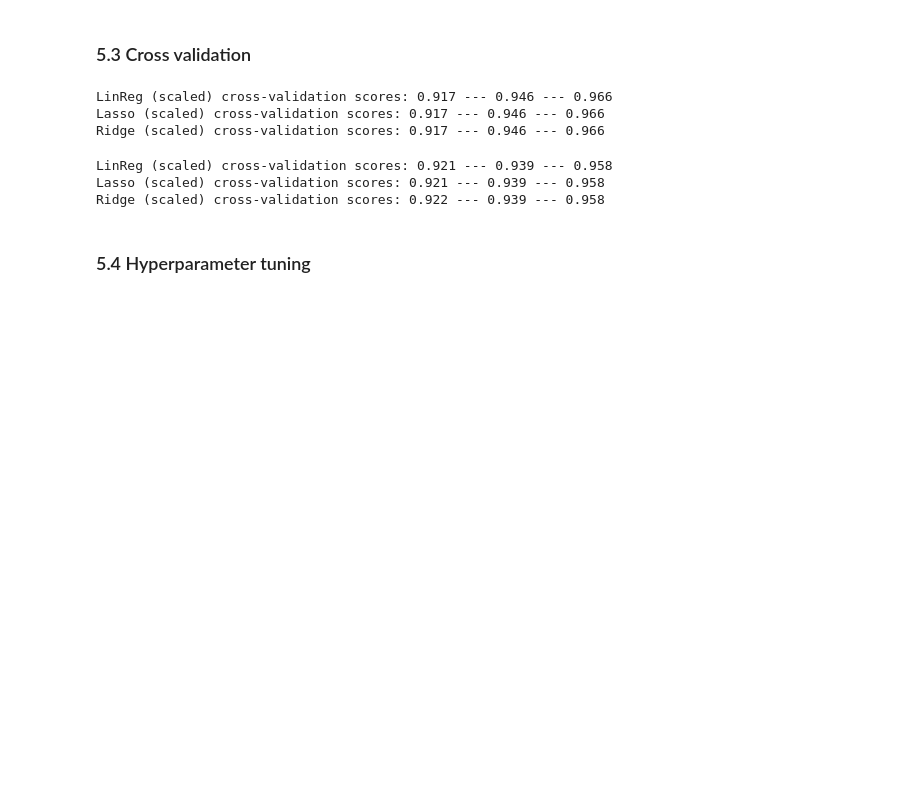
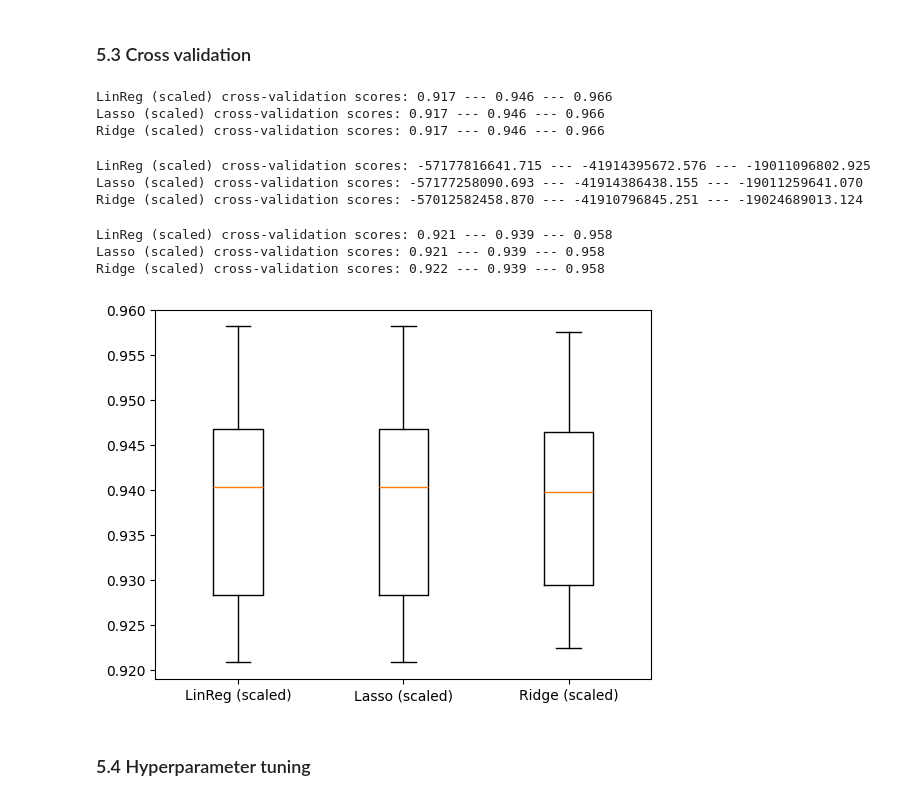
Before and after one commit to rsamconn/London-housing, a Jupyter notebook: Regression_analysis.ipynb, the cells around one changed output. Drawn from its saved outputs; the diff is of its cells as text; code cells hidden in the pictures; blank space fills up the shorter version.

```diff
--- a/Regression_analysis.ipynb
+++ b/Regression_analysis.ipynb
@@ -174,12 +183,15 @@ from sklearn.model_selection import KFold, cross_val_score, GridSearchCV, Random
 kf5 = KFold(n_splits=5, shuffle=True, random_state=24)
 kf10 = KFold(n_splits=10, shuffle=True, random_state=24)
 # %%
-def multi_cross_val_score(models, X, y, kf):
+def multi_cross_val_score(models, X, y, kf, score_method=None):
     """Function to return cross-validation scores for multiple models."""
     cross_val_scores = {}
     for name, model in models.items():
-        scores = cross_val_score(model, X, y, cv=kf)
+        if score_method:
+            scores = cross_val_score(model, X, y, cv=kf, scoring=score_method)
+        else:
+            scores = cross_val_score(model, X, y, cv=kf)
         cross_val_scores[name] = scores
-        print(f'{name} cross-validation scores: {np.round(np.min(scores), 3)} --- {np.round(np.mean(scores), 3)} --- {np.round(np.max(scores), 3)}')
+        print(f'{name} cross-validation scores: {np.min(scores):.3f} --- {np.mean(scores):.3f} --- {np.max(scores):.3f}')
     return cross_val_scores
 # %%
@@ -884,8 +908,6 @@ steps_linreg = [('scaler', StandardScaler()),
                   ('lasso', LinearRegression())]
 steps_lasso = [('scaler', StandardScaler()),
                   ('lasso', Lasso())]
-steps_ridge = [('scaler', StandardScaler()),
-                  ('ridge', Ridge())]
 
 pipeline_linreg_all_scaled = Pipeline(steps_linreg)
 pipeline_lasso_all_scaled = Pipeline(steps_lasso)
@@ -1074,16 +1128,28 @@ Ridge (scaled) training--testing R²: 0.9487--0.9445
 # %% [markdown]
 ### 5.3 Cross validation
+# %%
+cross_vals_top_train = multi_cross_val_score(
+    models = models_top,
+    X = X_train_top,
+    y = y_train_top,
+    kf = kf10
+)
+# %% [output]
+LinReg (scaled) cross-validation scores: 0.917 --- 0.946 --- 0.966
+Lasso (scaled) cross-validation scores: 0.917 --- 0.946 --- 0.966
+Ridge (scaled) cross-validation scores: 0.917 --- 0.946 --- 0.966
 # %%
 cross_vals_top_train = multi_cross_val_score(
     models = models_top,
     X = X_train_top,
     y = y_train_top,
-    kf = kf10
+    kf = kf10,
+    score_method = "neg_mean_squared_error"
 )
 # %% [output]
-LinReg (scaled) cross-validation scores: 0.917 --- 0.946 --- 0.966
-Lasso (scaled) cross-validation scores: 0.917 --- 0.946 --- 0.966
-Ridge (scaled) cross-validation scores: 0.917 --- 0.946 --- 0.966
+LinReg (scaled) cross-validation scores: -57177816641.715 --- -41914395672.576 --- -19011096802.925
+Lasso (scaled) cross-validation scores: -57177258090.693 --- -41914386438.155 --- -19011259641.070
+Ridge (scaled) cross-validation scores: -57012582458.870 --- -41910796845.251 --- -19024689013.124
 # %%
 cross_vals_top_test = multi_cross_val_score(
     models = models_top,
@@ -1095,6 +1161,14 @@ cross_vals_top_test = multi_cross_val_score(
 LinReg (scaled) cross-validation scores: 0.921 --- 0.939 --- 0.958
 Lasso (scaled) cross-validation scores: 0.921 --- 0.939 --- 0.958
 Ridge (scaled) cross-validation scores: 0.922 --- 0.939 --- 0.958
+# %%
+plt.boxplot(
+    [model_result for model_result in cross_vals_top_test.values()],
+    labels = [model_name for model_name in cross_vals_top_test.keys()]
+)
+plt.show()
+# %% [output]
+[figure, added]
 # %% [markdown]
 ### 5.4 Hyperparameter tuning
 # %%
```
Also changed, not shown: parts of 54 cells of this notebook.
